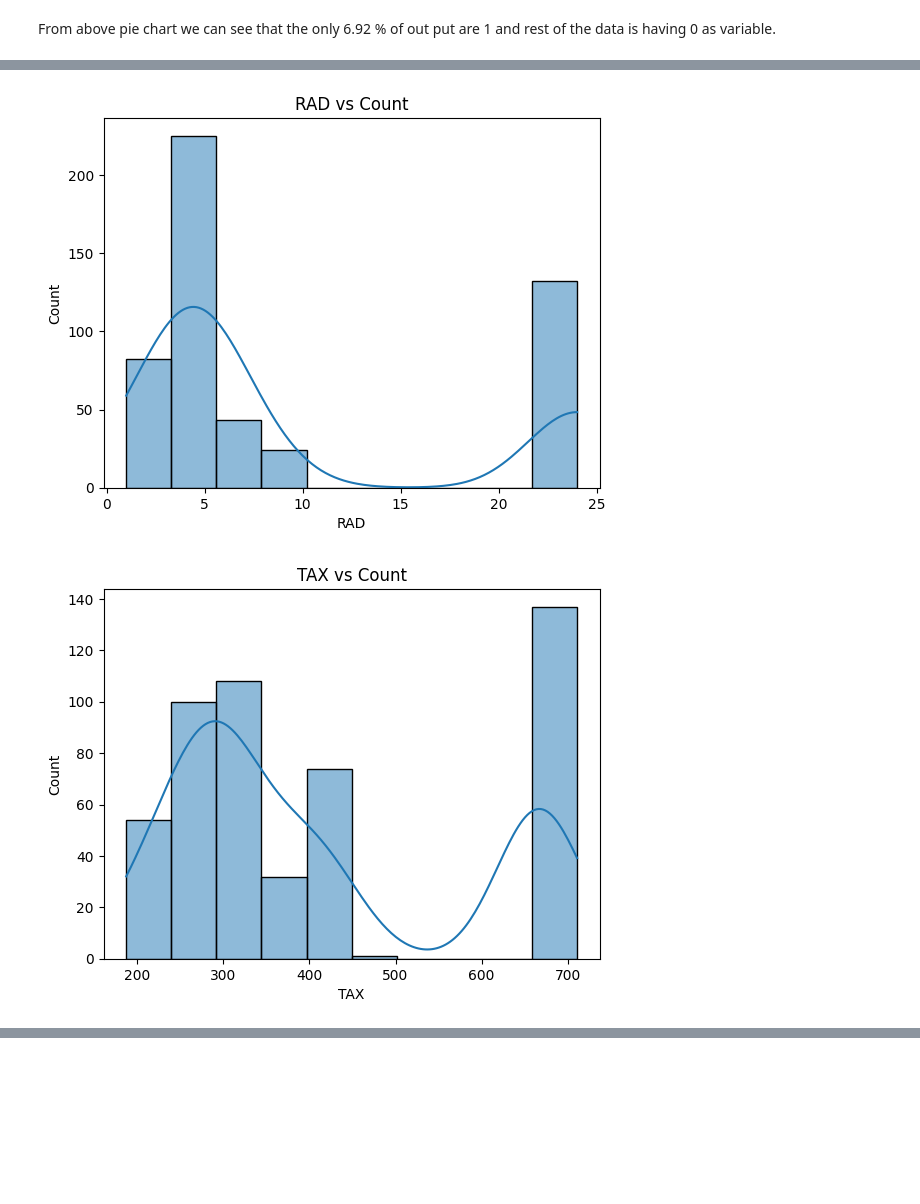
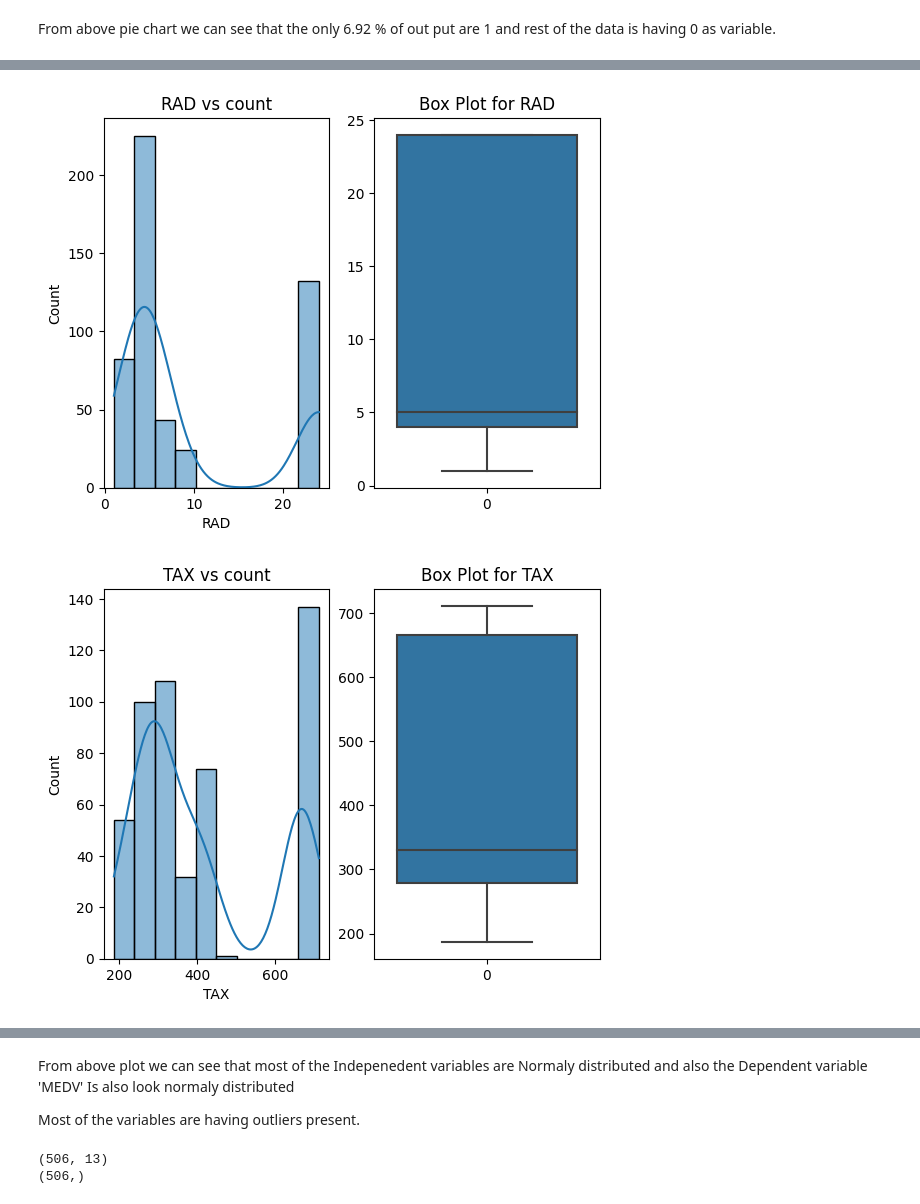
Before and after one commit to SujitbMusale/Boston-Housing-Linear-Regression, a Jupyter notebook: Boston_Housing_Linear_Regression.ipynb, the cells around one changed output, grey strips where cells are left out. Cells and saved outputs as stored; diff of their text form; code cells hidden in the pictures; blank space fills up the shorter version.

```diff
--- a/Boston_Housing_Linear_Regression.ipynb
+++ b/Boston_Housing_Linear_Regression.ipynb
@@ -192,9 +198,14 @@ From above pie chart we can see that the only 6.92 % of out put are 1 and rest o
 # plot histogram for Numerical Data
 for i in Numerical_Variable.columns:
   print('\n')
-  sns.histplot(Numerical_Variable[i],bins=10,kde = True)
+  plt.subplot(1,2,1)
+  sns.histplot(Numerical_Variable[i],kde = True)
   plt.xlabel(i)
+  plt.title(f'{i} vs count')
   plt.ylabel('Count')
-  plt.title( f'{i} vs Count')
+
+  plt.subplot(1,2,2)
+  sns.boxplot(Numerical_Variable[i])
+  plt.title(f'Box Plot for {i}')
   plt.show()
 # %% [output]
@@ -208,2 +219,2 @@ for i in Numerical_Variable.columns:
-[figure, old version]
+[figure, new version]
-[figure, old version]
+[figure, new version]
@@ -213,0 +225,4 @@ for i in Numerical_Variable.columns:
+# %% [markdown]
+From above plot we can see that most of the Indepenedent variables  are Normaly distributed and also the Dependent variable 'MEDV' Is also look normaly distributed
+
+Most of the variables are having outliers present.
@@ -213,0 +237,7 @@ for i in Numerical_Variable.columns:
+# %%
+# lets check the shape of Independent and dependent Variable
+print(X.shape)
+print(Y.shape)
+# %% [output]
+(506, 13)
+(506,)
```
Also changed, not shown: parts of 18 cells of this notebook.
